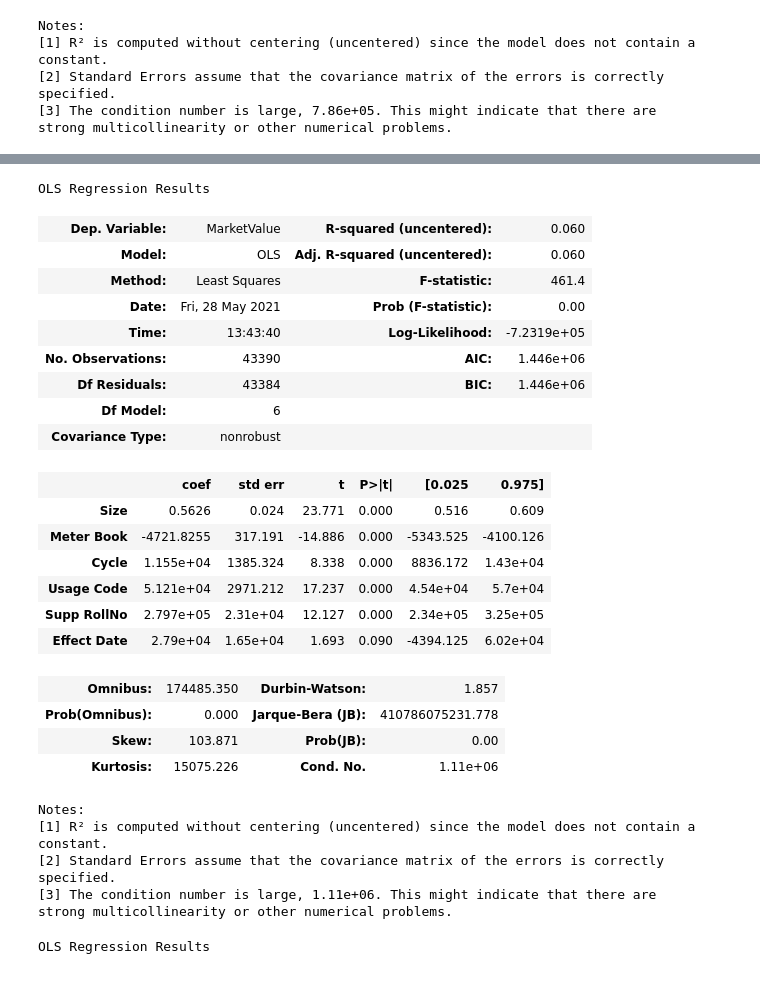
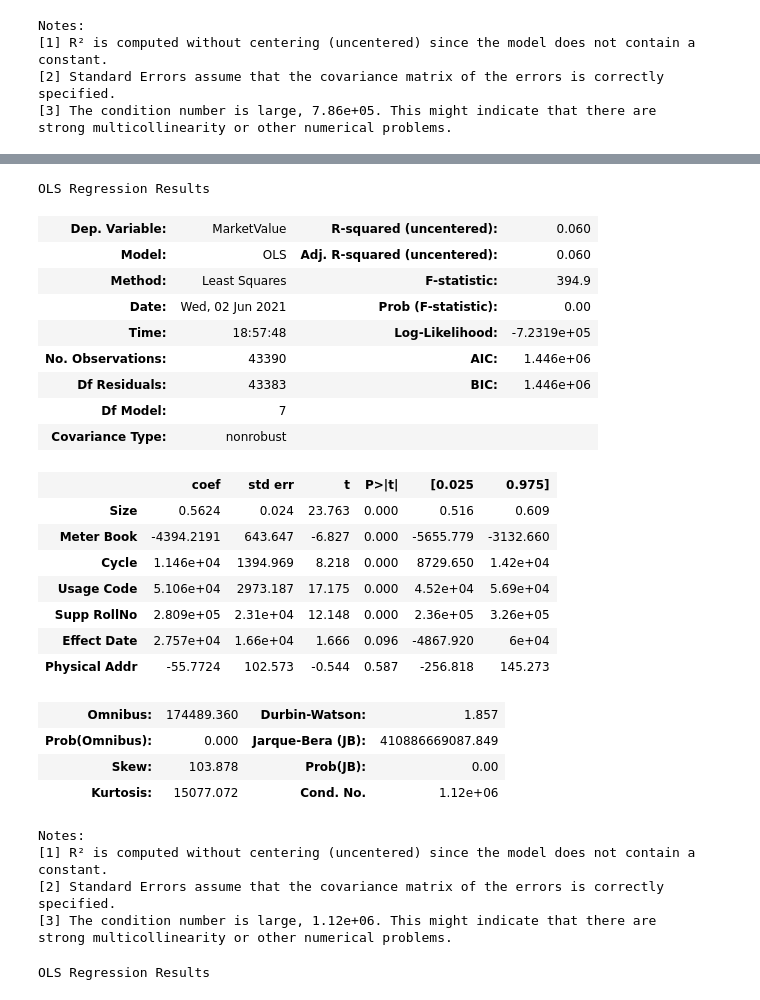
Before and after one commit to BongumusaSizwe/DAE_PROJECT, a Jupyter notebook: mini_project/Houses/project-Copy1.ipynb, the cells around one changed output, grey strips where cells are left out. Cells and saved outputs as stored; diff of their text form; code cells hidden in the pictures.

Commit message:
Made a stewise selection function

```diff
--- a/mini_project/Houses/project-Copy1.ipynb
+++ b/mini_project/Houses/project-Copy1.ipynb
@@ -1457,6 +1311,6 @@ def stepwise_selection(X, y,
 # %%
 X = df_independent_var
 y = df_copy2['MarketValue']
-result = stepwise_selection(X, y)
+result = stepwise_selection_forward(X, y)
 # %% [output]
 Add  Size                           with p-value 3.41593e-152
@@ -1471,0 +1323,41 @@ result
+# %%
+def stepwise_selection_backwards(X, y,
+                       initial_list=[],
+                       threshold_out = 0.05,
+                       verbose=True):
+    """ Perform a forward-backward feature selection
+    based on p-value from statsmodels.api.OLS
+    Parameters:
+        X - pandas.DataFrame with candidate features
+        y - list-like with the target
+        initial_list - list of features to start with (column names of X)
+        threshold_in - include a feature if its p-value < threshold_in
+        threshold_out - exclude a feature if its p-value > threshold_out
+        verbose - whether to print the sequence of inclusions and exclusions
+    Returns: list of selected features
+    """
+    included=list(initial_list)
+
+    while True:
+        changed=False
+        # backward step
+        model = sm.OLS(y, X[included]).fit()
+        # use all coefs except intercept
+        pvalues = model.pvalues.iloc[1:]
+        worst_pval = pvalues.max() # null if pvalues is empty
+        if worst_pval > threshold_out:
+            changed=True
+            worst_feature = pvalues.idxmax()
+            included.remove(worst_feature)
+            if verbose:
+                print('Drop {:30} with p-value {:.6}'.format(worst_feature, worst_pval))
+        if not changed:
+            break
+
+    return included
+# %%
+#result
+#X = df_independent_var[result]
+result = stepwise_selection_backwards(X, y, result) #make sure to include list of included values from stepwise_selection_forward
+#result = stepwise_selection(X, y,result)
+result
@@ -1472,41 +1368,42 @@ result
 # %%
 # model 9
 
-X = df_independent_var[list(result)]
+X = df_independent_var[result]
 
 
 
 model = sm.OLS(y, X).fit()
 predictions = model.predict(X)
 
 # Print out the statistics
 model.summary()
 # %% [output]
 OLS Regression Results
 | Dep. Variable: | MarketValue | R-squared (uncentered): | 0.060 |
 | Model: | OLS | Adj. R-squared (uncentered): | 0.060 |
-| Method: | Least Squares | F-statistic: | 461.4 |
-| Date: | Fri, 28 May 2021 | Prob (F-statistic): | 0.00 |
-| Time: | 13:43:40 | Log-Likelihood: | -7.2319e+05 |
+| Method: | Least Squares | F-statistic: | 394.9 |
+| Date: | Wed, 02 Jun 2021 | Prob (F-statistic): | 0.00 |
+| Time: | 18:57:48 | Log-Likelihood: | -7.2319e+05 |
 | No. Observations: | 43390 | AIC: | 1.446e+06 |
-| Df Residuals: | 43384 | BIC: | 1.446e+06 |
-| Df Model: | 6 |  |  |
+| Df Residuals: | 43383 | BIC: | 1.446e+06 |
+| Df Model: | 7 |  |  |
 | Covariance Type: | nonrobust |  |  |
 |  | coef | std err | t | P>|t| | [0.025 | 0.975] |
-| Size | 0.5626 | 0.024 | 23.771 | 0.000 | 0.516 | 0.609 |
-| Meter Book | -4721.8255 | 317.191 | -14.886 | 0.000 | -5343.525 | -4100.126 |
-| Cycle | 1.155e+04 | 1385.324 | 8.338 | 0.000 | 8836.172 | 1.43e+04 |
-| Usage Code | 5.121e+04 | 2971.212 | 17.237 | 0.000 | 4.54e+04 | 5.7e+04 |
-| Supp RollNo | 2.797e+05 | 2.31e+04 | 12.127 | 0.000 | 2.34e+05 | 3.25e+05 |
-| Effect Date | 2.79e+04 | 1.65e+04 | 1.693 | 0.090 | -4394.125 | 6.02e+04 |
+| Size | 0.5624 | 0.024 | 23.763 | 0.000 | 0.516 | 0.609 |
+| Meter Book | -4394.2191 | 643.647 | -6.827 | 0.000 | -5655.779 | -3132.660 |
+| Cycle | 1.146e+04 | 1394.969 | 8.218 | 0.000 | 8729.650 | 1.42e+04 |
+| Usage Code | 5.106e+04 | 2973.187 | 17.175 | 0.000 | 4.52e+04 | 5.69e+04 |
+| Supp RollNo | 2.809e+05 | 2.31e+04 | 12.148 | 0.000 | 2.36e+05 | 3.26e+05 |
+| Effect Date | 2.757e+04 | 1.66e+04 | 1.666 | 0.096 | -4867.920 | 6e+04 |
+| Physical Addr | -55.7724 | 102.573 | -0.544 | 0.587 | -256.818 | 145.273 |
-| Omnibus: | 174485.350 | Durbin-Watson: | 1.857 |
-| Prob(Omnibus): | 0.000 | Jarque-Bera (JB): | 410786075231.778 |
-| Skew: | 103.871 | Prob(JB): | 0.00 |
-| Kurtosis: | 15075.226 | Cond. No. | 1.11e+06 |
+| Omnibus: | 174489.360 | Durbin-Watson: | 1.857 |
+| Prob(Omnibus): | 0.000 | Jarque-Bera (JB): | 410886669087.849 |
+| Skew: | 103.878 | Prob(JB): | 0.00 |
+| Kurtosis: | 15077.072 | Cond. No. | 1.12e+06 |
 Notes:
 [1] R² is computed without centering (uncentered) since the model does not contain a constant.
 [2] Standard Errors assume that the covariance matrix of the errors is correctly specified.
-[3] The condition number is large, 1.11e+06. This might indicate that there are
+[3] The condition number is large, 1.12e+06. This might indicate that there are
 strong multicollinearity or other numerical problems.
 # %%
 Dummy_var2 = df_independent_var[list(result)]
```
Also changed, not shown: parts of 16 cells of this notebook.
